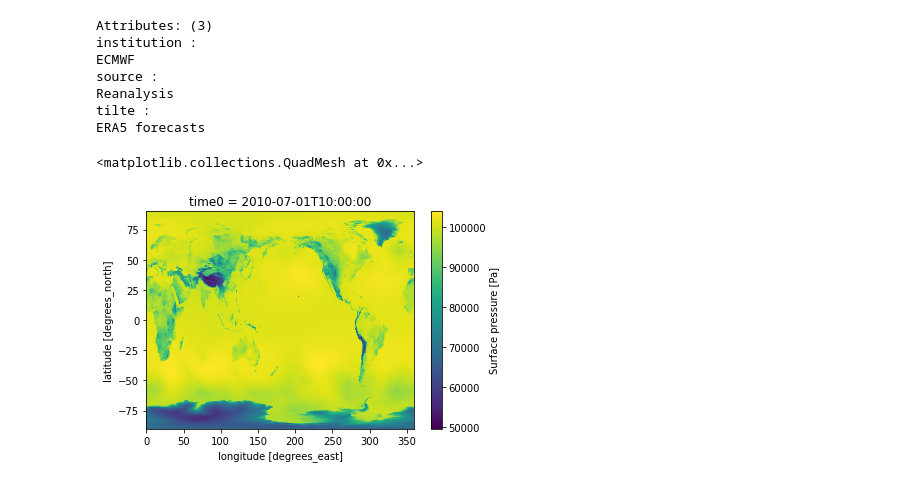
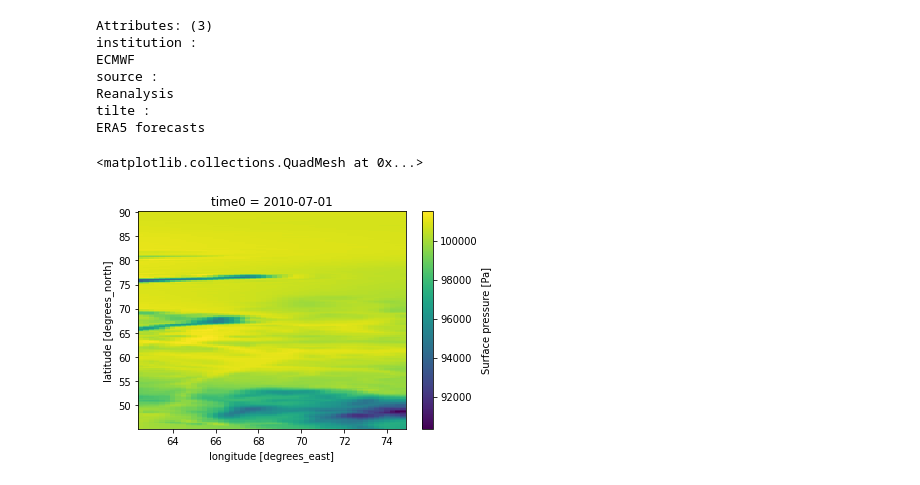
Before and after one commit to GAaronAlexander/aarona-noah-mp-hue-container, a Jupyter notebook: test-era5-regrid.ipynb, the cells around one changed output. Drawn from its saved outputs; the diff is of its cells as text; code cells hidden in the pictures.

```diff
--- a/test-era5-regrid.ipynb
+++ b/test-era5-regrid.ipynb
@@ -35,6 +35,9 @@ Reanalysis
 tilte :
 ERA5 forecasts
 # %%
+x = dset.surface_air_pressure[0,0:180,180:360]
-# %% [output]
-<matplotlib.collections.QuadMesh at 0x...>
-[figure, removed]
+# %%
+x.plot()
+# %% [output]
+<matplotlib.collections.QuadMesh at 0x...>
+[figure, added]
```
Also changed, not shown: 1 other file.
